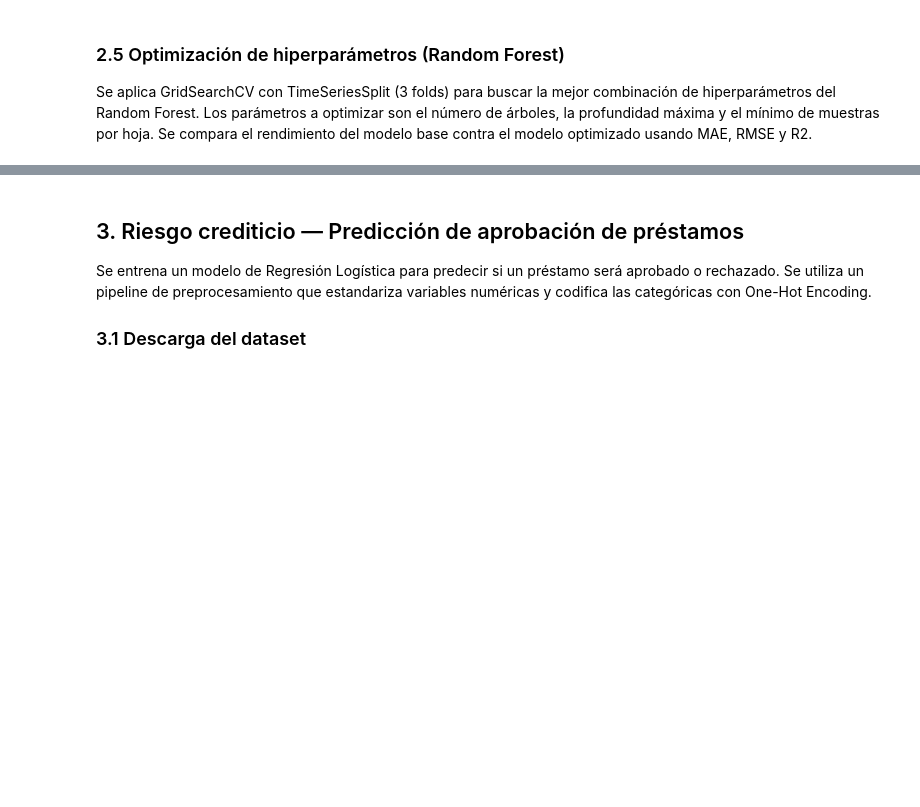
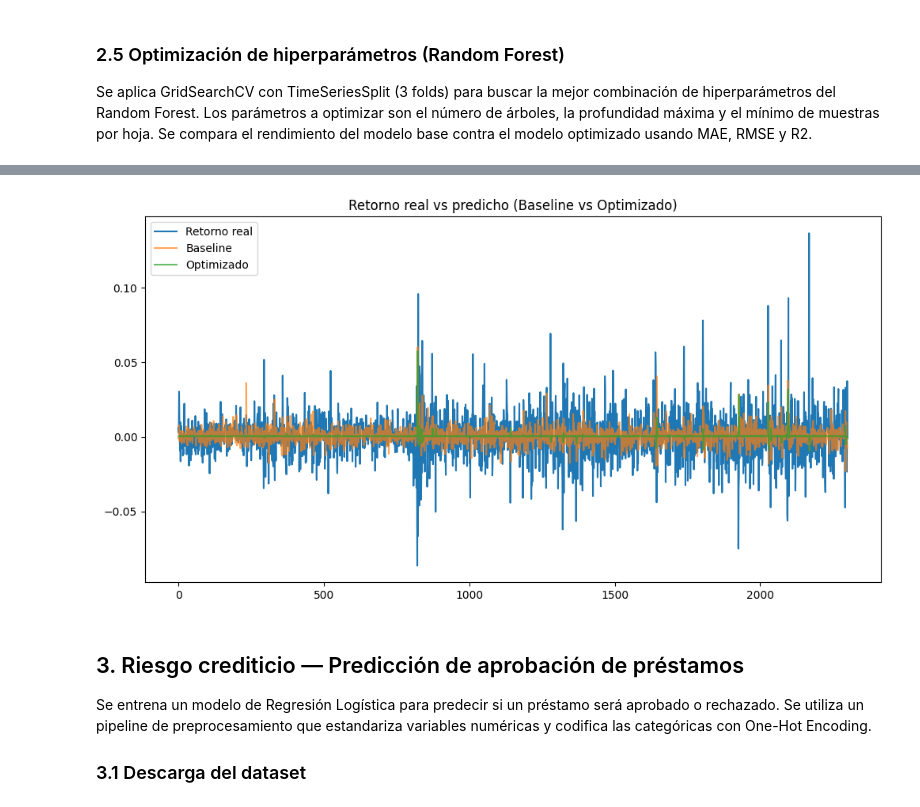
Before and after one commit to JMMA86/IA-Bonus-Modeling, a Jupyter notebook: proyect.ipynb, the cells around one changed output, grey strips where cells are left out. Saved outputs shown, nothing was run; the diff lists cells and outputs as text; code cells hidden in the pictures; blank space fills up the shorter version.

```diff
--- a/proyect.ipynb
+++ b/proyect.ipynb
@@ -446,0 +562,91 @@ plt.show()
+# %%
+
+df = pd.read_csv(toyota_csv)
+
+df["Date"] = pd.to_datetime(df["Date"])
+df.sort_values("Date", inplace=True)
+
+df["Return"] = df["Close"].pct_change()
+df["Return_lag1"] = df["Return"].shift(1)
+df["Return_lag2"] = df["Return"].shift(2)
+df["Return_lag3"] = df["Return"].shift(3)
+df.dropna(inplace=True)
+
+X = df[["Return_lag1", "Return_lag2", "Return_lag3"]]
+y = df["Return"]
+
+split_index = int(len(df) * 0.8)
+X_train, X_test = X[:split_index], X[split_index:]
+y_train, y_test = y[:split_index], y[split_index:]
+
+
+baseline_rf = RandomForestRegressor(
+    n_estimators=300,
+    random_state=42
+)
+
+baseline_rf.fit(X_train, y_train)
+y_pred_base = baseline_rf.predict(X_test)
+
+mae_base = mean_absolute_error(y_test, y_pred_base)
+rmse_base = np.sqrt(mean_squared_error(y_test, y_pred_base))
+r2_base = r2_score(y_test, y_pred_base)
+
+
+
+param_grid = {
+    "n_estimators": [100, 200, 400],
+    "max_depth": [None, 10, 20, 30],
+    "min_samples_leaf": [1, 2, 4],
+}
+
+tscv = TimeSeriesSplit(n_splits=3)
+
+grid_search = GridSearchCV(
+    RandomForestRegressor(random_state=42),
+    param_grid,
+    cv=tscv,
+    scoring="neg_mean_absolute_error",
+    n_jobs=-1,
+    verbose=1
+)
+
+grid_search.fit(X_train, y_train)
+
+print("Mejores hiperparámetros:", grid_search.best_params_)
+
+
+
+best_model = grid_search.best_estimator_
+y_pred_tuned = best_model.predict(X_test)
+
+mae_tuned = mean_absolute_error(y_test, y_pred_tuned)
+rmse_tuned = np.sqrt(mean_squared_error(y_test, y_pred_tuned))
+r2_tuned = r2_score(y_test, y_pred_tuned)
+
+
+
+comparison = pd.DataFrame({
+    "Métrica": ["MAE", "RMSE", "R2"],
+    "Baseline": [mae_base, rmse_base, r2_base],
+    "Optimizado": [mae_tuned, rmse_tuned, r2_tuned],
+    "Diferencia": [
+        mae_tuned - mae_base,
+        rmse_tuned - rmse_base,
+        r2_tuned - r2_base
+    ],
+})
+
+print("\nComparación antes vs después del ajuste:\n")
+print(comparison.to_string(index=False))
+
+
+
+plt.figure(figsize=(12, 6))
+plt.plot(y_test.values, label="Retorno real")
+plt.plot(y_pred_base, label="Baseline", alpha=0.7)
+plt.plot(y_pred_tuned, label="Optimizado", alpha=0.7)
+plt.legend()
+plt.title("Retorno real vs predicho (Baseline vs Optimizado)")
+plt.show()
+# %% [output]
@@ -447,3 +662,4 @@ plt.show()
+[figure, added]
 # %% [markdown]
 ## 3. Riesgo crediticio — Predicción de aprobación de préstamos
 
```
Also changed, not shown: parts of 18 cells of this notebook, 1 other file.
